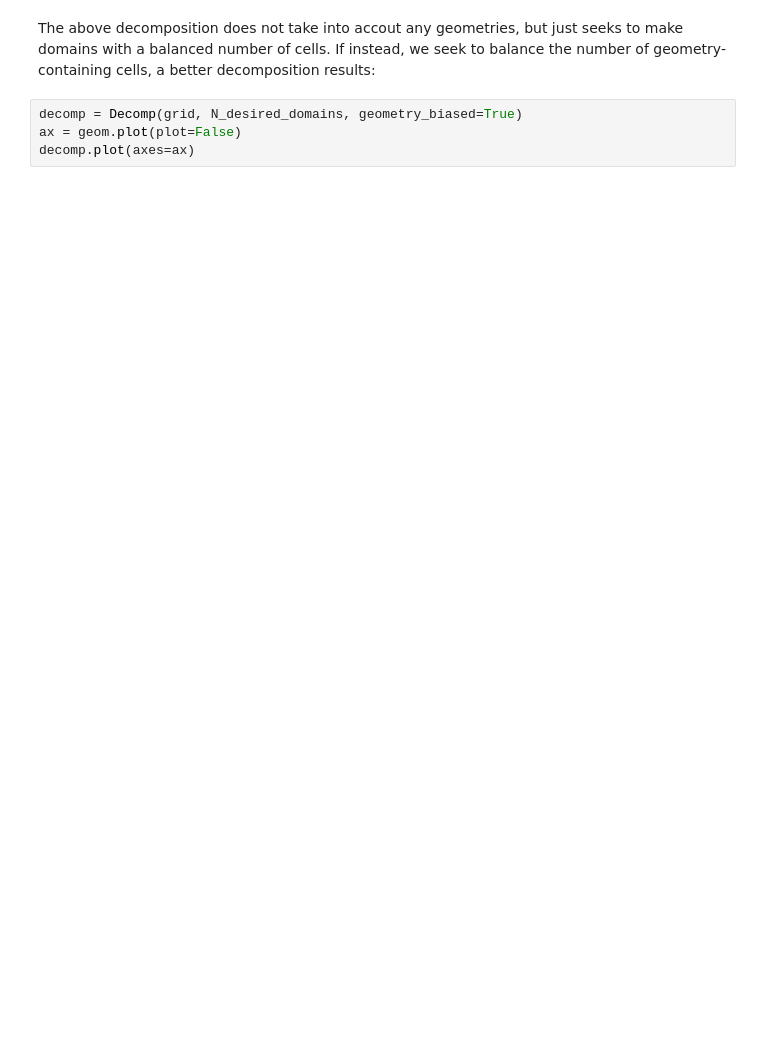
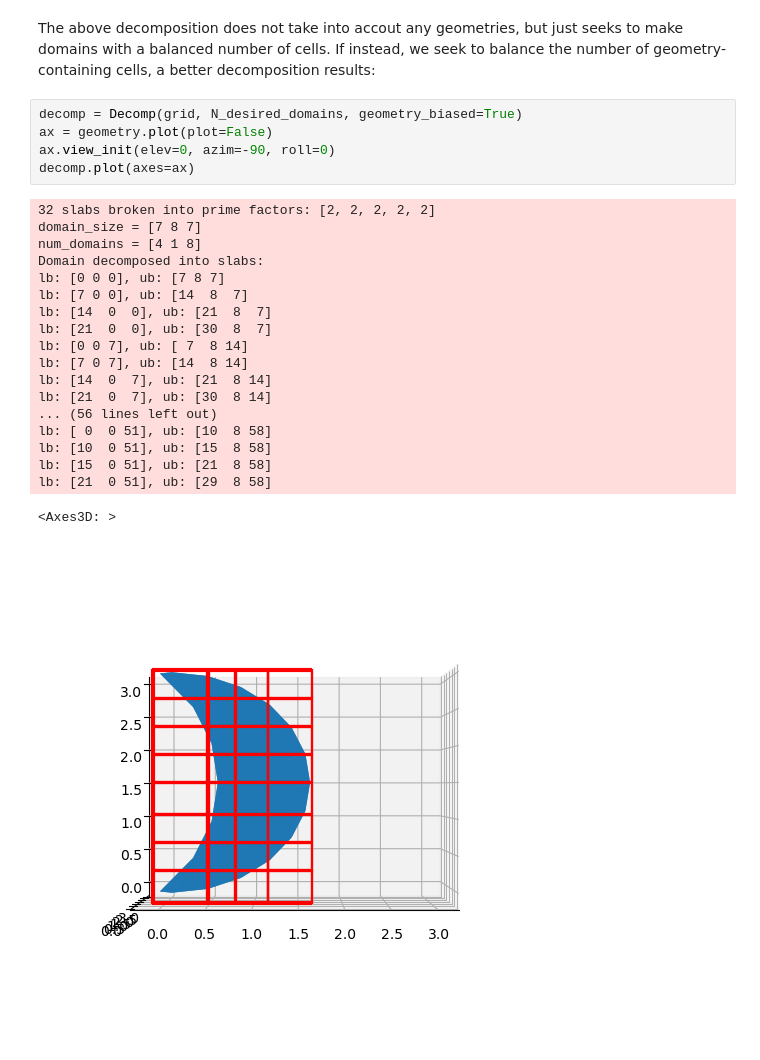
Before and after one commit to JarrodLeddy/slagg, a Jupyter notebook: demos/decomp_tutorial.ipynb, the cells around one changed output. Drawn from its saved outputs; the diff is of its cells as text; blank space fills up the shorter version.

```diff
--- a/demos/decomp_tutorial.ipynb
+++ b/demos/decomp_tutorial.ipynb
@@ -34,5 +66,26 @@ NameError: name 'Decomp' is not defined
 The above decomposition does not take into accout any geometries, but just seeks to make domains with a balanced number of cells.  If instead, we seek to balance the number of geometry-containing cells, a better decomposition results:
 # %%
 decomp = Decomp(grid, N_desired_domains, geometry_biased=True)
-ax = geom.plot(plot=False)
+ax = geometry.plot(plot=False)
+ax.view_init(elev=0, azim=-90, roll=0)
 decomp.plot(axes=ax)
+# %% [output]
+32 slabs broken into prime factors: [2, 2, 2, 2, 2]
+domain_size = [7 8 7]
+num_domains = [4 1 8]
+Domain decomposed into slabs:
+lb: [0 0 0], ub: [7 8 7]
+lb: [7 0 0], ub: [14  8  7]
+lb: [14  0  0], ub: [21  8  7]
+lb: [21  0  0], ub: [30  8  7]
+lb: [0 0 7], ub: [ 7  8 14]
+lb: [7 0 7], ub: [14  8 14]
+lb: [14  0  7], ub: [21  8 14]
+lb: [21  0  7], ub: [30  8 14]
+... (56 lines left out)
+lb: [ 0  0 51], ub: [10  8 58]
+lb: [10  0 51], ub: [15  8 58]
+lb: [15  0 51], ub: [21  8 58]
+lb: [21  0 51], ub: [29  8 58]
+<Axes3D: >
+[figure, added]
```
Also changed, not shown: parts of 5 cells of this notebook, 4 other files.
